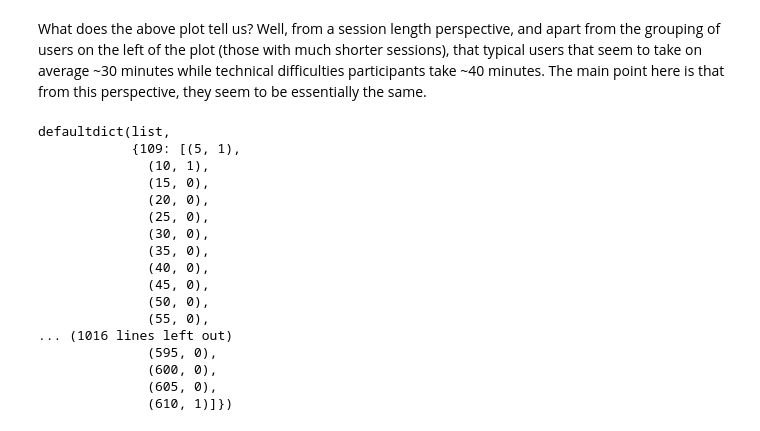
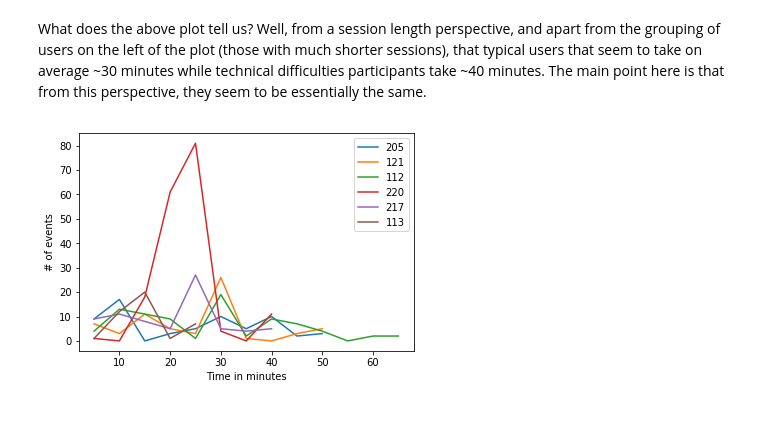
Before and after one commit to JonoCX/cake_data_notebooks_dsjm18, a Jupyter notebook: exploratory-time-series-anaylsis.ipynb, the cells around one changed output. Drawn from its saved outputs; the diff is of its cells as text; code cells hidden in the pictures.

```diff
--- a/exploratory-time-series-anaylsis.ipynb
+++ b/exploratory-time-series-anaylsis.ipynb
@@ -322,33 +311,29 @@ What does the above plot tell us? Well, from a session length perspective, and a
 # This code will produce a dictionary that has the signature: {id : [(5min increments, event count), ...]}. The idea for this is so we can
 # compare the number of events over time (see notebook for plot idea). This should probably be changed to a function.
 from collections import defaultdict
-plot_data = defaultdict(list)
-for uid in cake_td_raw['participant_id'].unique():
-    internal_df = pd.DataFrame(cake_td_raw[cake_td_raw['participant_id'] == uid])
-    internal_df.set_index('timestamp', inplace=True)
-    internal_df['count'] = 1
-    data = internal_df.groupby(pd.Grouper(freq='5min')).aggregate(np.sum)
-    key = 5
-    for val in data['count']:
-        plot_data[uid].append(tuple([key, val]))
-        key += 5
-
-plot_data
+def get_intensity_plot_data(dataframe, id_col_name, time_col_name, interval_period, time_period_str):
+    plot_data = defaultdict(list)
+    for uid in dataframe[id_col_name].unique():
+        internal_df = pd.DataFrame(dataframe[dataframe[id_col_name] == uid])
+        internal_df.set_index(time_col_name, inplace=True)
+        internal_df.index = pd.to_datetime(internal_df.index)
+        internal_df['count'] = 1
+        internal_period = interval_period
+        data = internal_df.groupby(pd.Grouper(freq=time_period_str)).aggregate(np.sum)
+        for val in data['count']:
+            plot_data[uid].append(tuple([internal_period, val]))
+            internal_period += interval_period
+    return plot_data
-# %% [output]
-defaultdict(list,
-            {109: [(5, 1),
-              (10, 1),
-              (15, 0),
-              (20, 0),
-              (25, 0),
-              (30, 0),
-              (35, 0),
-              (40, 0),
-              (45, 0),
-              (50, 0),
-              (55, 0),
-... (1016 lines left out)
-              (595, 0),
-              (600, 0),
-              (605, 0),
-              (610, 1)]})
+# %%
+p_data = get_intensity_plot_data(cake_td_raw, 'participant_id', 'timestamp', interval_period=5, time_period_str='5min')
+for k, v in p_data.items():
+    if (k == 109) or (k == 407): # Let's just skip over these for the time being, they skew the plots terribly.
+        continue
+    data = [(x, y) for x, y in v]
+    plt.plot(*zip(*data), label=k)
+
+plt.legend()
+plt.xlabel('Time in minutes')
+_ = plt.ylabel('# of events')
+# %% [output]
+[figure, added]
```
Also changed, not shown: parts of 8 cells of this notebook.
